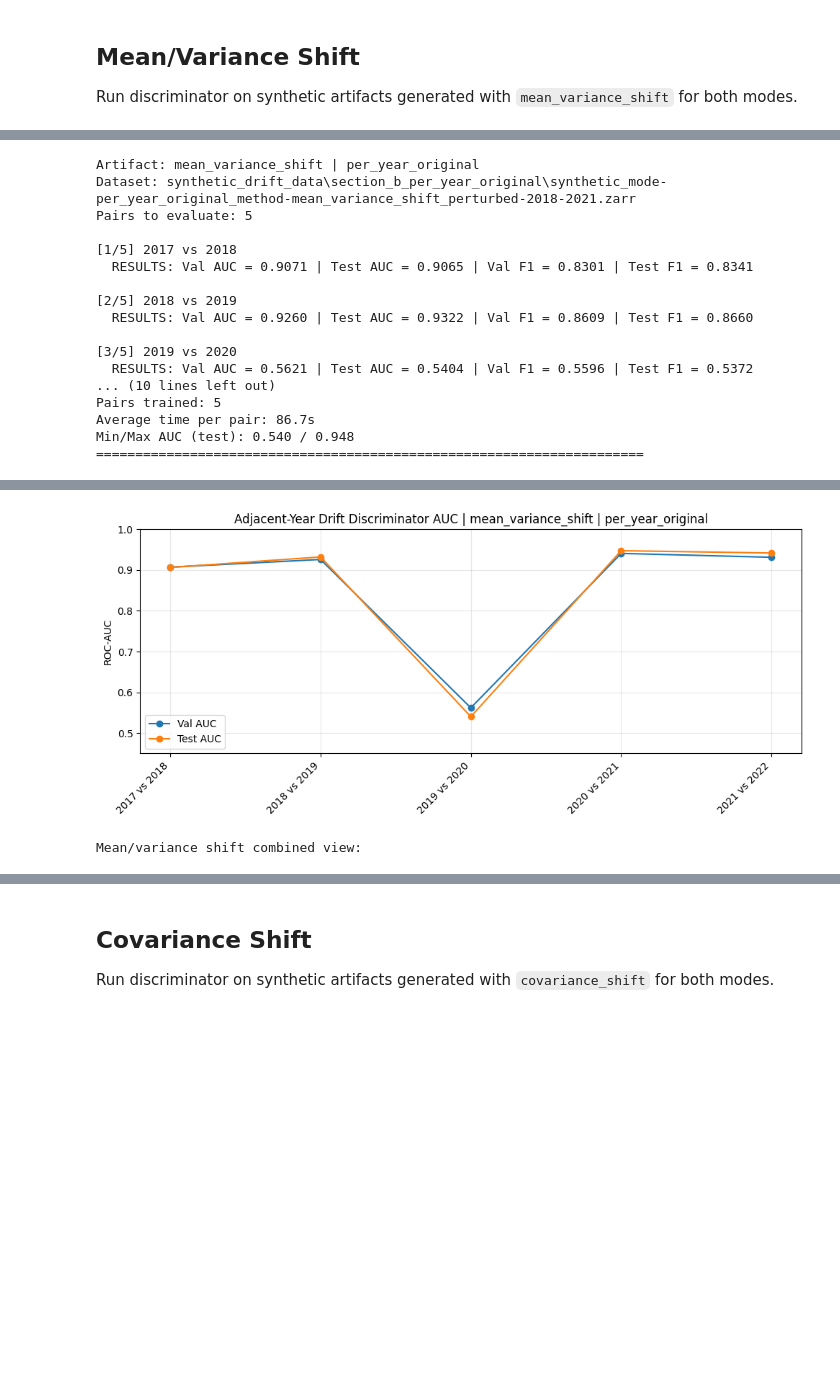
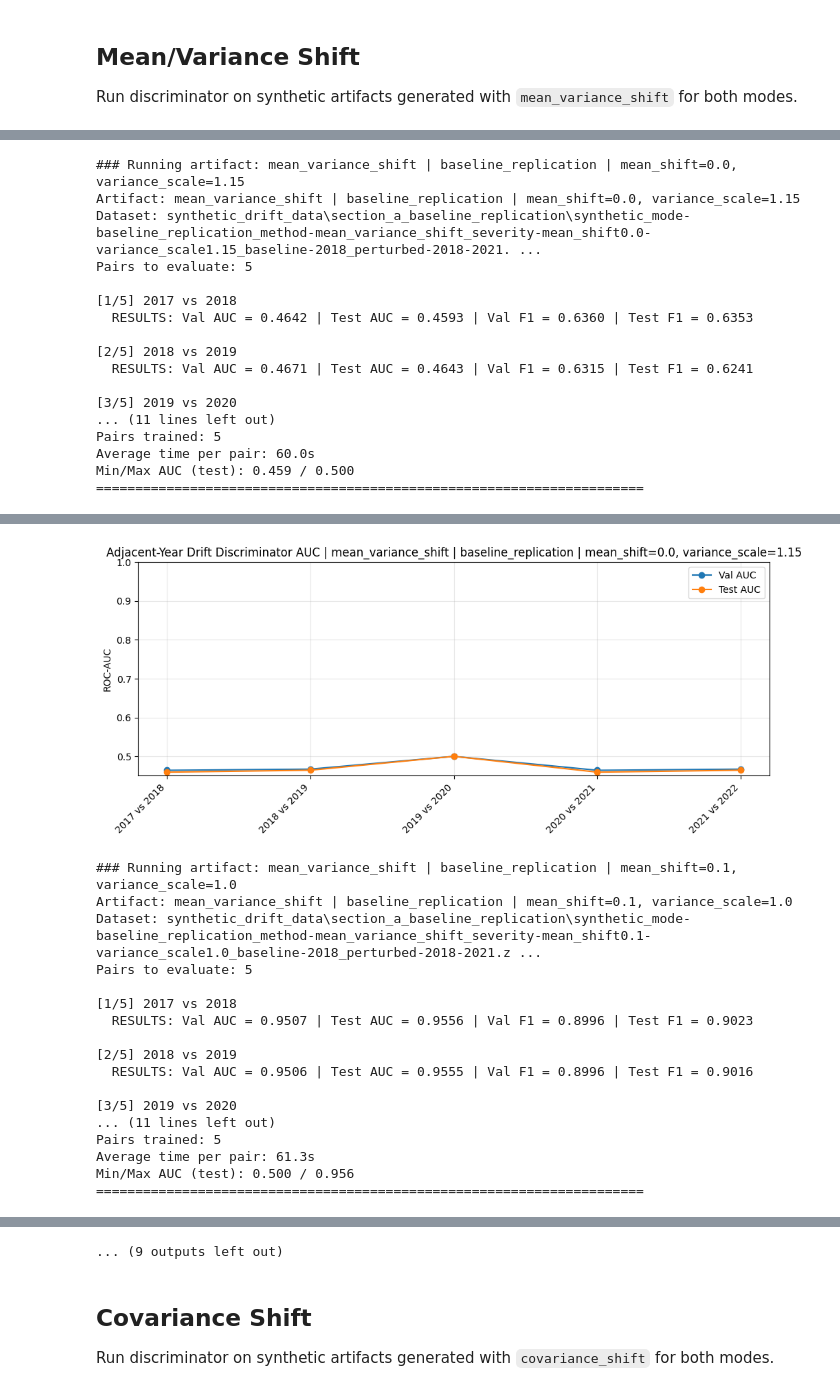
Before and after one commit to bartuturan/Online-Learning-for-Continuous-Forest-Monitoring-Addressing-Concept-Drift-in-Disturbance-Detection., a Jupyter notebook: concept_drift_detection_with_syntetic_data-disc.ipynb, the cells around one changed output, grey strips where cells are left out. Drawn from its saved outputs; the diff is of its cells as text; code cells hidden in the pictures; blank space fills up the shorter version.

Commit message:
visualization, syntetic data generation

```diff
--- a/concept_drift_detection_with_syntetic_data-disc.ipynb
+++ b/concept_drift_detection_with_syntetic_data-disc.ipynb
@@ -101,6 +164,17 @@ summary_df = (
 
 display(summary_df)
 
+detail_df = (
+    manifest_df.groupby(["method", "mode", "severity_display"], dropna=False)
+    .size()
+    .rename("n_artifacts")
+    .reset_index()
+    .sort_values(["method", "mode", "severity_display"])
+    .reset_index(drop=True)
+)
+
+display(detail_df)
+
 missing_files = []
 for _, row in manifest_df.iterrows():
     zarr_ok = Path(row["zarr_path"]).exists()
@@ -109,6 +183,7 @@ for _, row in manifest_df.iterrows():
         missing_files.append({
             "method": row["method"],
             "mode": row["mode"],
+            "severity_display": row["severity_display"],
             "zarr_exists": zarr_ok,
             "metadata_exists": meta_ok,
         })
@@ -425,32 +761,22 @@ section_results["mean_variance_shift"] = run_method_section(
  )
 
 mean_combined = section_results["mean_variance_shift"]["combined"]
-if not mean_combined.empty:
-    print("Mean/variance shift combined view:")
-    display(
-        mean_combined.groupby(["mode"], as_index=False)
-        .agg(
-            mean_val_auc=("val_auc", "mean"),
-            mean_test_auc=("test_auc", "mean"),
-            mean_test_f1=("test_f1", "mean"),
-            n_pairs=("pair", "count"),
-        )
-    )
+mean_summary = summarize_and_plot_section(mean_combined, "mean_variance_shift")
 # %% [output]
-Artifact: mean_variance_shift | per_year_original
-Dataset: synthetic_drift_data\section_b_per_year_original\synthetic_mode-per_year_original_method-mean_variance_shift_perturbed-2018-2021.zarr
+### Running artifact: mean_variance_shift | baseline_replication | mean_shift=0.0, variance_scale=1.15
+Artifact: mean_variance_shift | baseline_replication | mean_shift=0.0, variance_scale=1.15
+Dataset: synthetic_drift_data\section_a_baseline_replication\synthetic_mode-baseline_replication_method-mean_variance_shift_severity-mean_shift0.0-variance_scale1.15_baseline-2018_perturbed-2018-2021. ...
 Pairs to evaluate: 5
 
 [1/5] 2017 vs 2018
-  RESULTS: Val AUC = 0.9071 | Test AUC = 0.9065 | Val F1 = 0.8301 | Test F1 = 0.8341
+  RESULTS: Val AUC = 0.4642 | Test AUC = 0.4593 | Val F1 = 0.6360 | Test F1 = 0.6353
 
 [2/5] 2018 vs 2019
-  RESULTS: Val AUC = 0.9260 | Test AUC = 0.9322 | Val F1 = 0.8609 | Test F1 = 0.8660
+  RESULTS: Val AUC = 0.4671 | Test AUC = 0.4643 | Val F1 = 0.6315 | Test F1 = 0.6241
 
 [3/5] 2019 vs 2020
-  RESULTS: Val AUC = 0.5621 | Test AUC = 0.5404 | Val F1 = 0.5596 | Test F1 = 0.5372
-... (10 lines left out)
+... (11 lines left out)
 Pairs trained: 5
-Average time per pair: 86.7s
-Min/Max AUC (test): 0.540 / 0.948
+Average time per pair: 60.0s
+Min/Max AUC (test): 0.459 / 0.500
 ======================================================================
@@ -463,2 +789,18 @@ Min/Max AUC (test): 0.540 / 0.948
-[figure, old version]
+[figure, new version]
-Mean/variance shift combined view:
+### Running artifact: mean_variance_shift | baseline_replication | mean_shift=0.1, variance_scale=1.0
+Artifact: mean_variance_shift | baseline_replication | mean_shift=0.1, variance_scale=1.0
+Dataset: synthetic_drift_data\section_a_baseline_replication\synthetic_mode-baseline_replication_method-mean_variance_shift_severity-mean_shift0.1-variance_scale1.0_baseline-2018_perturbed-2018-2021.z ...
+Pairs to evaluate: 5
+
+[1/5] 2017 vs 2018
+  RESULTS: Val AUC = 0.9507 | Test AUC = 0.9556 | Val F1 = 0.8996 | Test F1 = 0.9023
+
+[2/5] 2018 vs 2019
+  RESULTS: Val AUC = 0.9506 | Test AUC = 0.9555 | Val F1 = 0.8996 | Test F1 = 0.9016
+
+[3/5] 2019 vs 2020
+... (11 lines left out)
+Pairs trained: 5
+Average time per pair: 61.3s
+Min/Max AUC (test): 0.500 / 0.956
+======================================================================
@@ -468,3 +862,4 @@ Mean/variance shift combined view:
+... (9 outputs left out)
 # %% [markdown]
 ## Covariance Shift
 
```
Also changed, not shown: parts of 13 cells of this notebook, 51 other files.
